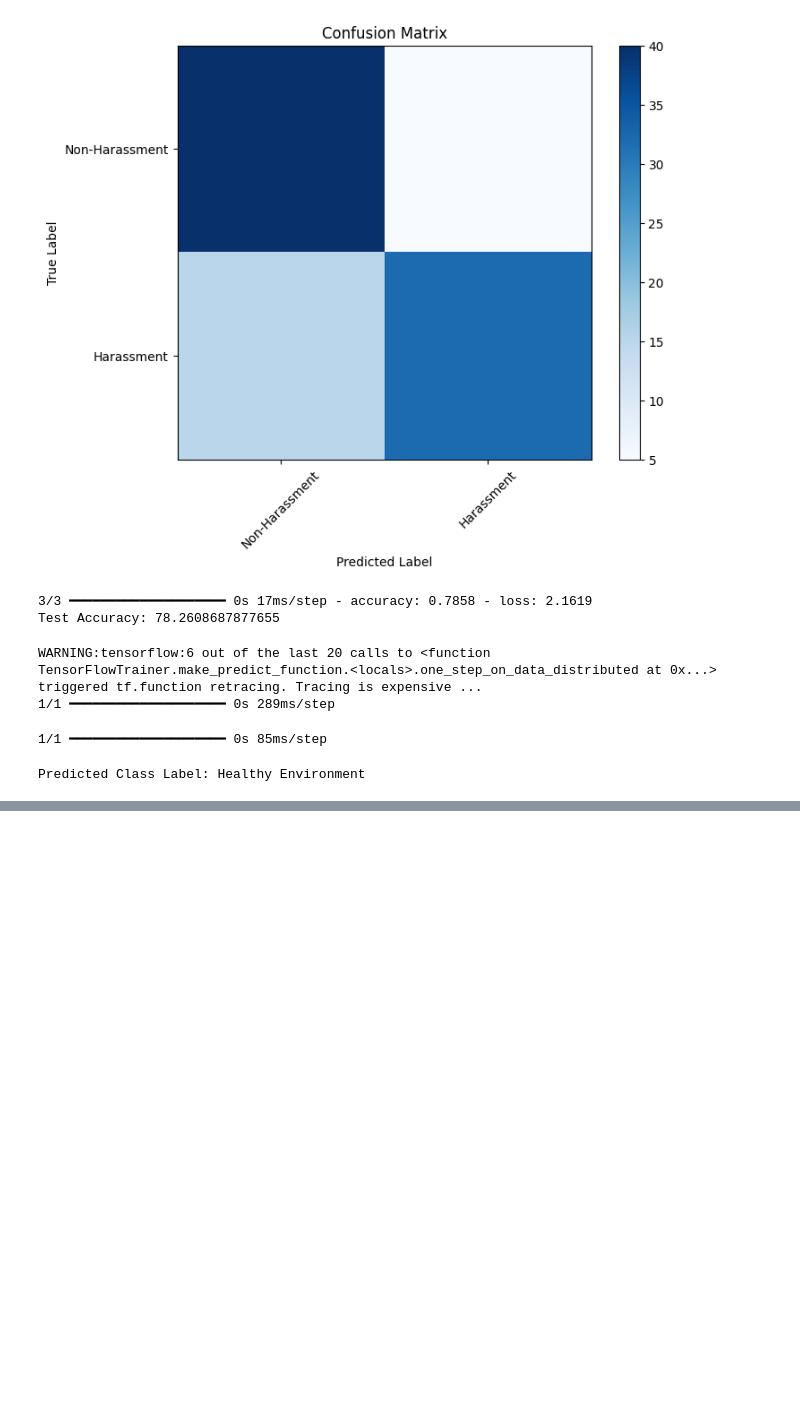
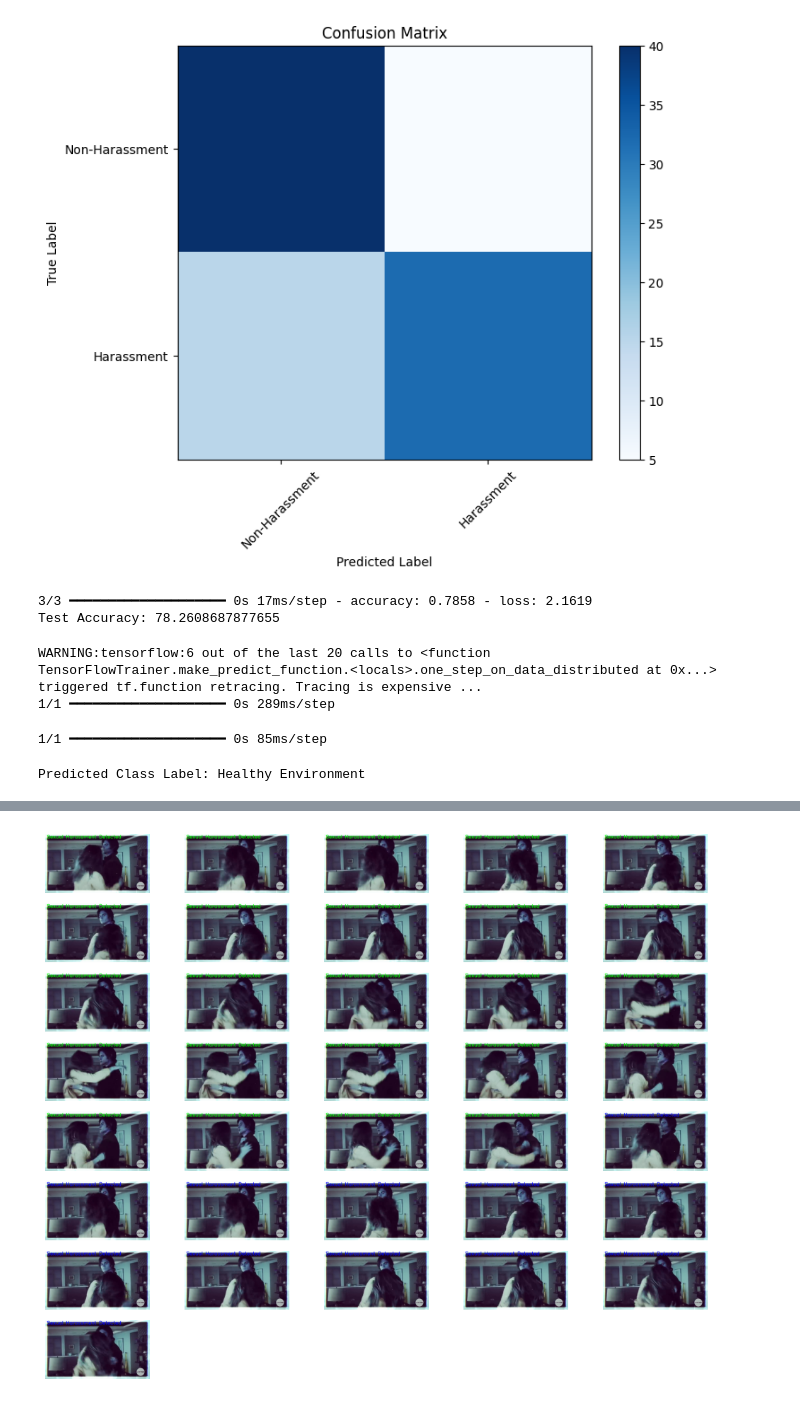
Before and after one commit to THAMIZH-ARASU/Workspace_Harrassment, a Jupyter notebook: Harrasment_detection_intel_optimized.ipynb, the cells around one changed output, grey strips where cells are left out. Saved outputs shown, nothing was run; the diff lists cells and outputs as text; code cells hidden in the pictures; blank space fills up the shorter version.

```diff
--- a/Harrasment_detection_intel_optimized.ipynb
+++ b/Harrasment_detection_intel_optimized.ipynb
@@ -341,0 +347,15 @@ Predicted Class Label: Healthy Environment
+# %%
+# Load the trained model
+model = load_model(r'weight.keras')  # Make sure you have the correct path to your saved model
+# %%
+# Load the VGG16 base model
+base_model = VGG16(weights='imagenet', include_top=False)
+# %%
+# Preprocess a frame from the video
+def preprocess_frame(frame):
+    resized_frame = cv2.resize(frame, (224, 224))
+    preprocessed_frame = cv2.cvtColor(resized_frame, cv2.COLOR_BGR2RGB)  # VGG16 expects RGB images
+    preprocessed_frame = preprocess_input(preprocessed_frame)
+    return preprocessed_frame
+# %%
+harrasment_frames = []
@@ -341,0 +423,17 @@ Predicted Class Label: Healthy Environment
+# %%
+import math
+# Plot harrasment images
+num_images = len(harrasment_frames)
+columns = 5  # Set how many images you want per row
+rows = math.ceil(num_images / columns)  # Calculate how many rows are needed
+
+plt.figure(figsize=(10, rows))  # Adjust the figure size based on the number of rows
+for i in range(num_images):
+    plt.subplot(rows, columns, i + 1)
+    plt.imshow(harrasment_frames[i])
+    plt.axis('off')  # Hides the axes
+
+plt.tight_layout()  # Adjusts the spacing between images
+plt.show()
+# %% [output]
+[figure, added]
```
Also changed, not shown: parts of 5 cells of this notebook.
